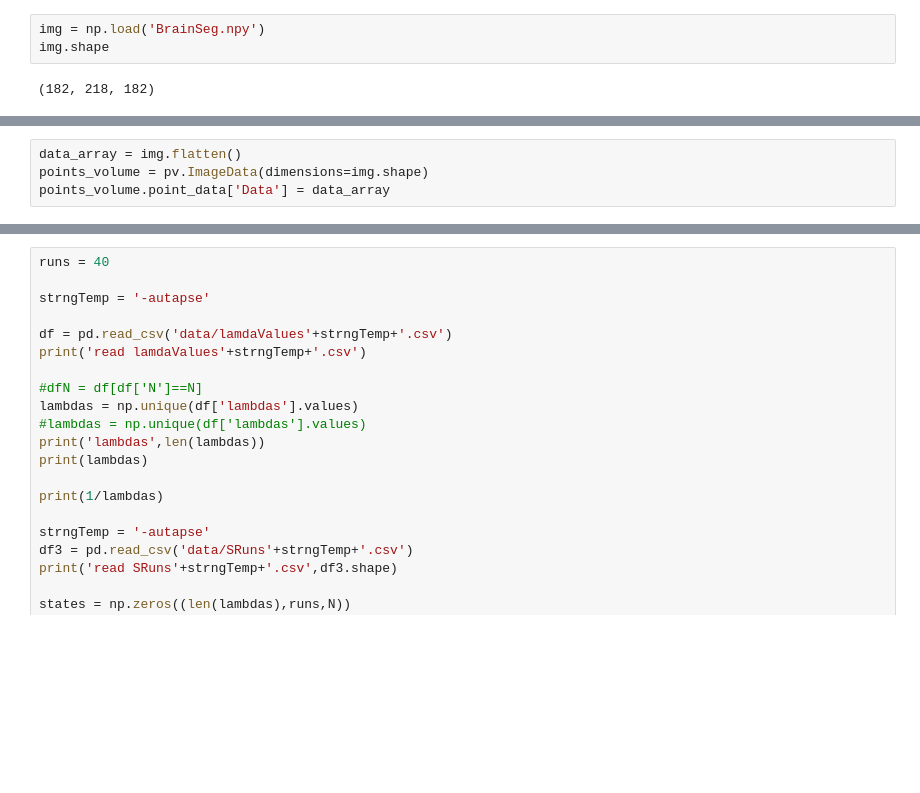
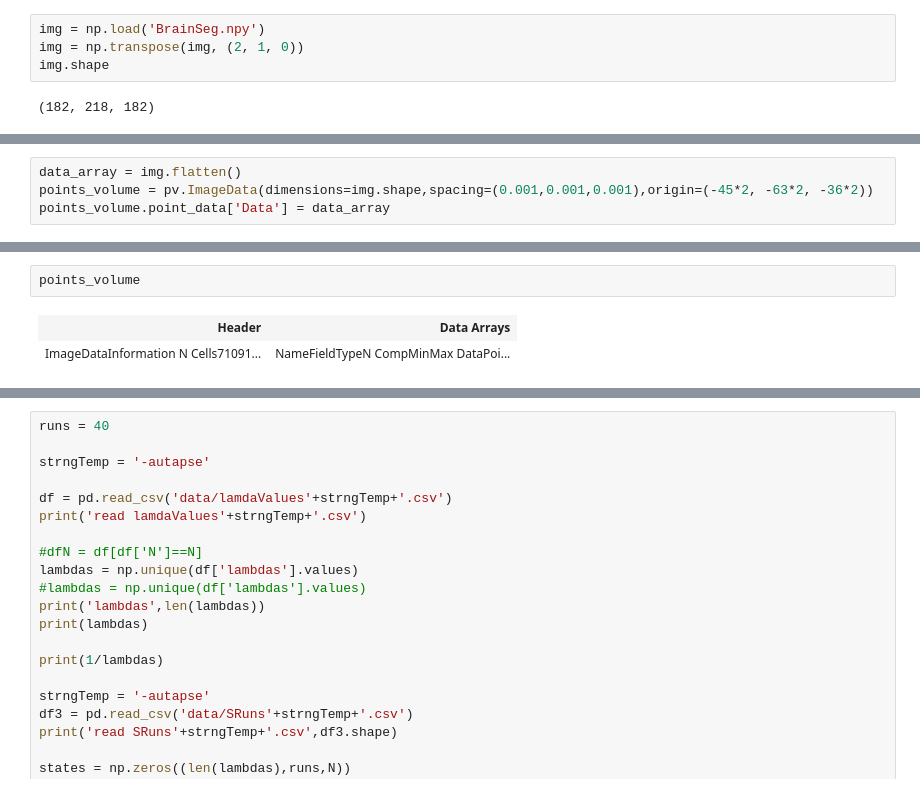
Before and after one commit to ggosti/3Dconnectome, a Jupyter notebook: Plot3D.ipynb, the cells around one changed output, grey strips where cells are left out. Saved outputs shown, nothing was run; the diff lists cells and outputs as text; blank space fills up the shorter version.

```diff
--- a/Plot3D.ipynb
+++ b/Plot3D.ipynb
@@ -179,5 +189,6 @@ ModuleNotFoundError: No module named 'scipy'
 # %%
 img = np.load('BrainSeg.npy')
+img = np.transpose(img, (2, 1, 0))
 img.shape
 # %% [output]
 (182, 218, 182)
@@ -184,4 +199,4 @@ img.shape
 # %%
 data_array = img.flatten()
-points_volume = pv.ImageData(dimensions=img.shape)
+points_volume = pv.ImageData(dimensions=img.shape,spacing=(0.001,0.001,0.001),origin=(-45*2, -63*2, -36*2))
 points_volume.point_data['Data'] = data_array
@@ -191,0 +203,5 @@ Widget(value='<iframe src="http://localhost:37721/index.html?ui=P_0x7f922c779ac0
+# %%
+points_volume
+# %% [output]
+| Header | Data Arrays |
+| ImageDataInformation N Cells71091... | NameFieldTypeN CompMinMax DataPoi... |
```
Also changed, not shown: parts of 20 cells of this notebook.
